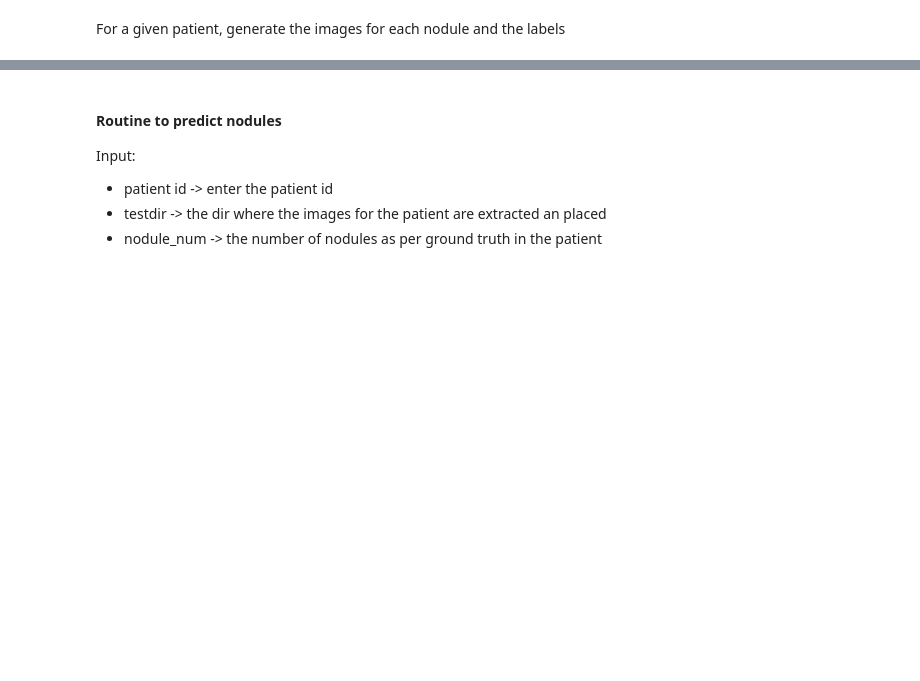
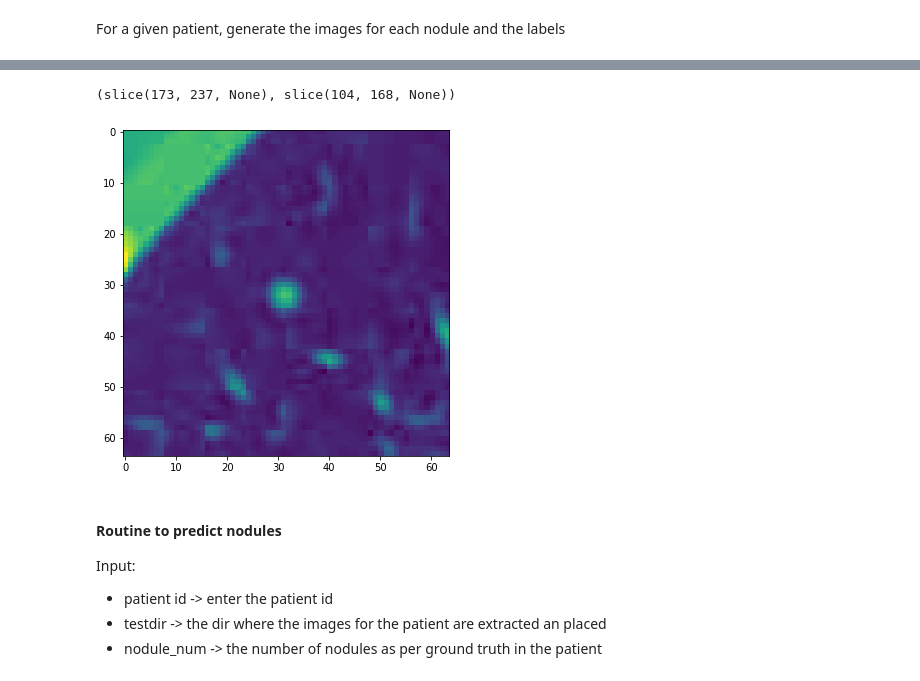
Before and after one commit to capstone-fall2021/lung_nodule_segmentation, a Jupyter notebook: detection_segmentation_pipeline.ipynb, the cells around one changed output, grey strips where cells are left out. Cells and saved outputs as stored; diff of their text form; code cells hidden in the pictures; blank space fills up the shorter version.

```diff
--- a/detection_segmentation_pipeline.ipynb
+++ b/detection_segmentation_pipeline.ipynb
@@ -212,3 +297,8 @@ def plot_detections(result_dir='/app/yolov5/runs/detect/exp14'):
+# %%
+plot_detections_from_labels(imagefiles, predicted_paths[0])
+# %% [output]
+(slice(173, 237, None), slice(104, 168, None))
+[figure, added]
 # %% [markdown]
 #### Routine to predict nodules
 
```
Also changed, not shown: parts of 27 cells of this notebook, 2 other files.
